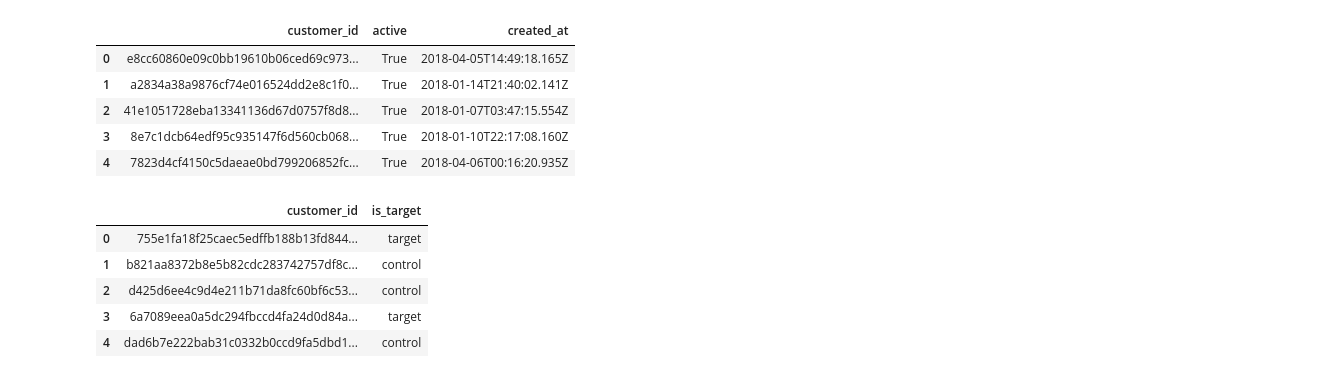
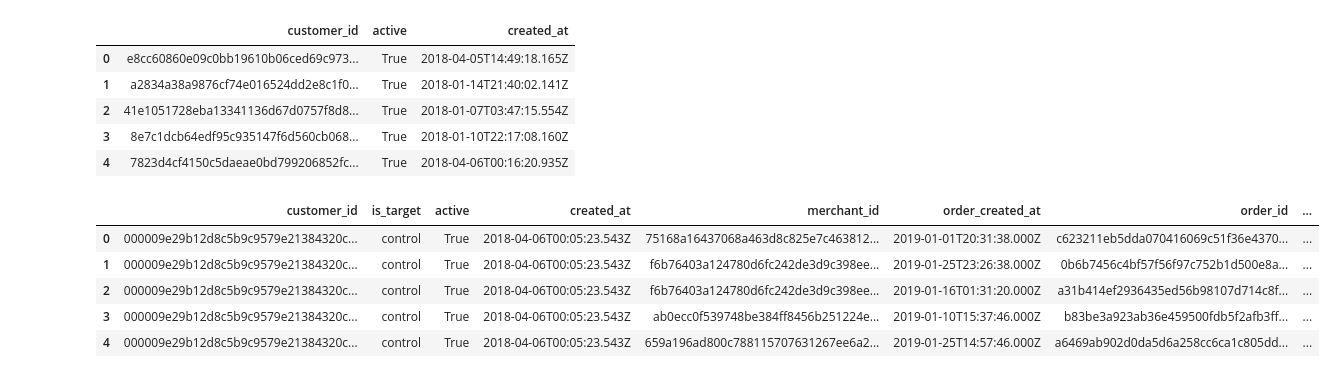
Before and after one commit to elianezanlorense/ifood_cs, a Jupyter notebook: code/analisis.ipynb, the cells around one changed output. Saved outputs shown, nothing was run; the diff lists cells and outputs as text; code cells hidden in the pictures.

```diff
--- a/code/analisis.ipynb
+++ b/code/analisis.ipynb
@@ -23,10 +27,10 @@ df_consumer.head()
 # %%
-df_ab = pd.read_parquet("data_output/df_ab.parquet")
-df_ab.head()
+df_publico = pd.read_parquet("data_output/df_con_or.parquet")
+df_publico.head()
 # %% [output]
-|  | customer_id | is_target |
-| 0 | 755e1fa18f25caec5edffb188b13fd844... | target |
-| 1 | b821aa8372b8e5b82cdc283742757df8c... | control |
-| 2 | d425d6ee4c9d4e211b71da8fc60bf6c53... | control |
-| 3 | 6a7089eea0a5dc294fbccd4fa24d0d84a... | target |
-| 4 | dad6b7e222bab31c0332b0ccd9fa5dbd1... | control |
+|  | customer_id | is_target | active | created_at | merchant_id | order_created_at | order_id | ... |
+| 0 | 000009e29b12d8c5b9c9579e21384320c... | control | True | 2018-04-06T00:05:23.543Z | 75168a16437068a463d8c825e7c463812... | 2019-01-01T20:31:38.000Z | c623211eb5dda070416069c51f36e4370... | ... |
+| 1 | 000009e29b12d8c5b9c9579e21384320c... | control | True | 2018-04-06T00:05:23.543Z | f6b76403a124780d6fc242de3d9c398ee... | 2019-01-25T23:26:38.000Z | 0b6b7456c4bf57f56f97c752b1d500e8a... | ... |
+| 2 | 000009e29b12d8c5b9c9579e21384320c... | control | True | 2018-04-06T00:05:23.543Z | f6b76403a124780d6fc242de3d9c398ee... | 2019-01-16T01:31:20.000Z | a31b414ef2936435ed56b98107d714c8f... | ... |
+| 3 | 000009e29b12d8c5b9c9579e21384320c... | control | True | 2018-04-06T00:05:23.543Z | ab0ecc0f539748be384ff8456b251224e... | 2019-01-10T15:37:46.000Z | b83be3a923ab36e459500fdb5f2afb3ff... | ... |
+| 4 | 000009e29b12d8c5b9c9579e21384320c... | control | True | 2018-04-06T00:05:23.543Z | 659a196ad800c788115707631267ee6a2... | 2019-01-25T14:57:46.000Z | a6469ab902d0da5d6a258cc6ca1c805dd... | ... |
```
Also changed, not shown: parts of 22 cells of this notebook, 4 other files.
